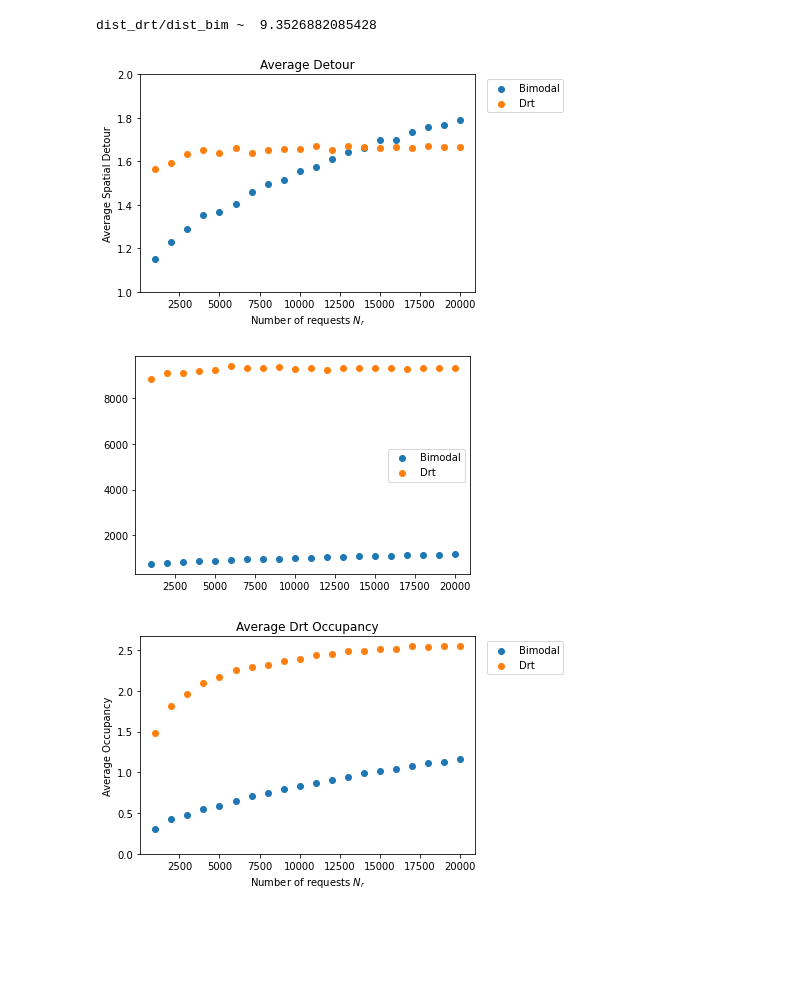
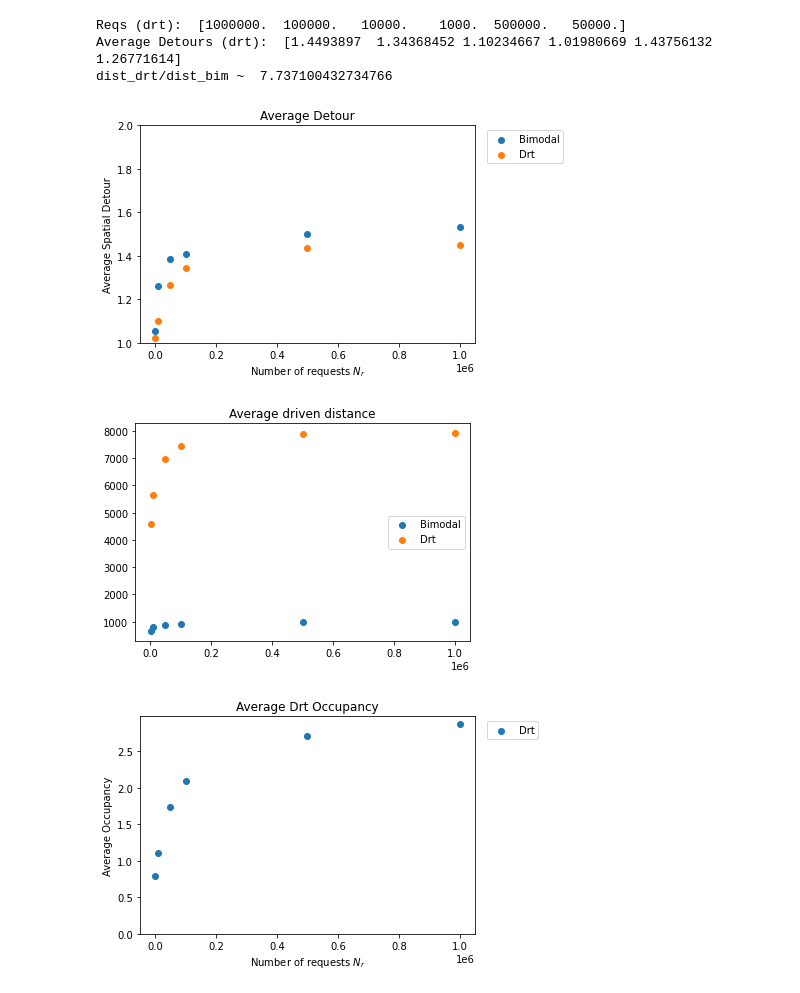
Before and after one commit to poss-group/matsim-bimodal-1, a Jupyter notebook: python_anaysis/detour_analysis.ipynb, the cells around one changed output. Cells and saved outputs as stored; diff of their text form; code cells hidden in the pictures; blank space fills up the shorter version.

```diff
--- a/python_anaysis/detour_analysis.ipynb
+++ b/python_anaysis/detour_analysis.ipynb
@@ -5,8 +5,8 @@ import os
 import re
 import pandas as pd
 # %%
-directory_bim = "/home/helge/Programs/matsim/matsim_results/output"
-directory_drt = "/home/helge/Programs/matsim/matsim_results/24h_drt_1percent-drts_19102020"
+directory_bim = "/home/helge/Programs/matsim/matsim_results/output_sel_bim_large"
+directory_drt = "/home/helge/Programs/matsim/matsim_results/output_sel_drt_large"
 
 def getDetours(directory):
     reqs = []
@@ -23,37 +23,44 @@ def getDetours(directory):
                 average_detours.append(df['distanceDetour'].mean())
                 average_distances.append(df['distance'].mean())
 
     reqs = np.array([float(req) for req in reqs])
     average_detours = np.array(average_detours)
     average_distances = np.array(average_distances)
 
     return reqs, average_detours, average_distances
 
 
 reqs_drt, av_detours_drt, av_dists_drt = getDetours(directory_drt)
 reqs_bim, av_detours_bim, av_dists_bim = getDetours(directory_bim)
 
+print('Reqs (drt): ', reqs_drt)
+print('Average Detours (drt): ', av_detours_drt)
 print('dist_drt/dist_bim ~ ', av_dists_drt.mean()/av_dists_bim.mean())
 
 plt.scatter(reqs_bim, av_detours_bim, label=r"Bimodal")
 plt.scatter(reqs_drt, av_detours_drt, label=r"Drt")
 plt.xlabel(r"Number of requests $N_r$")
 plt.ylabel(r"Average Spatial Detour")
 plt.ylim(1, 2)
 plt.title('Average Detour')
 lgd = plt.legend(bbox_to_anchor=(1.02, 1), loc='upper left')
 plt.savefig("AverageDistanceDetour.png", bbox_extra_artists=(lgd,), bbox_inches='tight')
 plt.show()
 
+plt.title('Average driven distance')
 plt.scatter(reqs_bim, av_dists_bim, label=r"Bimodal")
 plt.scatter(reqs_drt, av_dists_drt, label=r"Drt")
 plt.legend()
 plt.show()
 # %% [output]
-dist_drt/dist_bim ~  9.3526882085428
+Reqs (drt):  [1000000.  100000.   10000.    1000.  500000.   50000.]
+Average Detours (drt):  [1.4493897  1.34368452 1.10234667 1.01980669 1.43756132 1.26771614]
+dist_drt/dist_bim ~  7.737100432734766
-[figure, old version]
+[figure, new version]
-[figure, old version]
+[figure, new version]
 # %%
+directory_drt = "/home/helge/Programs/matsim/matsim_results/output_sel_drt_large/"
+
 def getDrtOccupancies(directory):
     reqs = []
     average_occs = []
@@ -79,16 +86,16 @@ def getDrtOccupancies(directory):
     return reqs, average_occs
 
 reqs_drt, av_occupancies_drt = getDrtOccupancies(directory_drt)
-reqs_bim, av_occupancies_bim = getDrtOccupancies(directory_bim)
+# reqs_bim, av_occupancies_bim = getDrtOccupancies(directory_bim)
 
-plt.scatter(reqs_bim, av_occupancies_bim, label=r"Bimodal")
+# plt.scatter(reqs_bim, av_occupancies_bim, label=r"Bimodal")
 plt.scatter(reqs_drt, av_occupancies_drt, label=r"Drt")
 plt.xlabel(r"Number of requests $N_r$")
 plt.ylabel(r"Average Occupancy")
 plt.ylim(0, None)
 plt.title('Average Drt Occupancy')
 lgd = plt.legend(bbox_to_anchor=(1.02, 1), loc='upper left')
-plt.savefig("AverageDrtOccupancy.png", bbox_extra_artists=(lgd,), bbox_inches='tight')
+# plt.savefig("AverageDrtOccupancy.png", bbox_extra_artists=(lgd,), bbox_inches='tight')
 plt.show()
 # %% [output]
-[figure, old version]
+[figure, new version]
```
Also changed, not shown: 14 other files.
